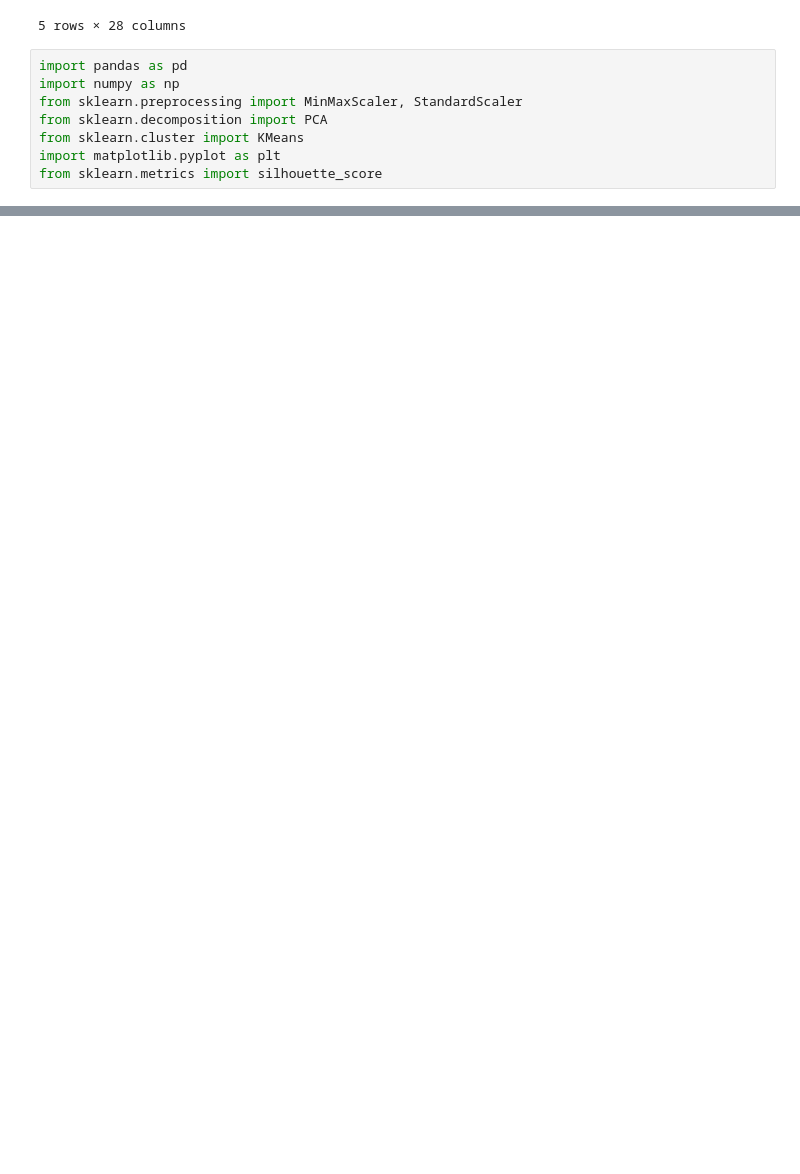
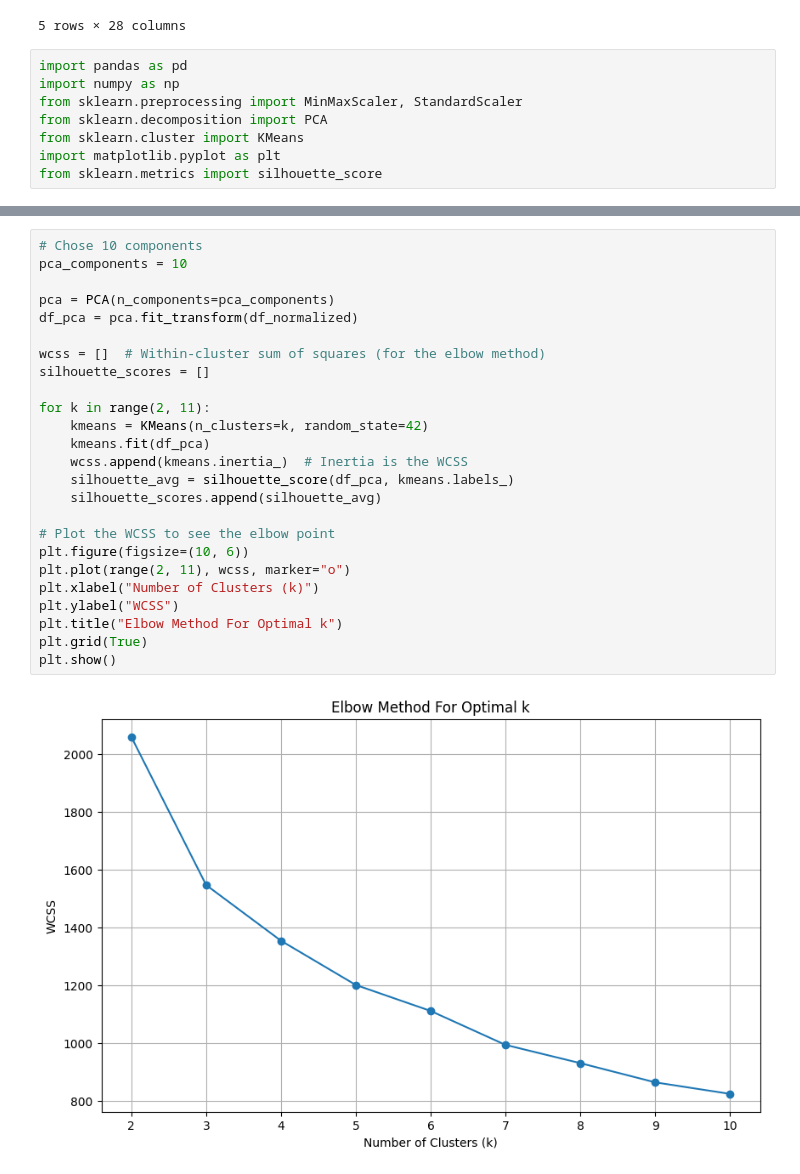
Before and after one commit to MKapustin/datahackdays_2024, a Jupyter notebook: clusters/02_clustering_roman.ipynb, the cells around one changed output, grey strips where cells are left out. Drawn from its saved outputs; the diff is of its cells as text; blank space fills up the shorter version.

```diff
--- a/clusters/02_clustering_roman.ipynb
+++ b/clusters/02_clustering_roman.ipynb
@@ -99,0 +107,27 @@ df_normalized.head()
+# %%
+# Chose 10 components
+pca_components = 10
+
+pca = PCA(n_components=pca_components)
+df_pca = pca.fit_transform(df_normalized)
+
+wcss = []  # Within-cluster sum of squares (for the elbow method)
+silhouette_scores = []
+
+for k in range(2, 11):
+    kmeans = KMeans(n_clusters=k, random_state=42)
+    kmeans.fit(df_pca)
+    wcss.append(kmeans.inertia_)  # Inertia is the WCSS
+    silhouette_avg = silhouette_score(df_pca, kmeans.labels_)
+    silhouette_scores.append(silhouette_avg)
+
+# Plot the WCSS to see the elbow point
+plt.figure(figsize=(10, 6))
+plt.plot(range(2, 11), wcss, marker="o")
+plt.xlabel("Number of Clusters (k)")
+plt.ylabel("WCSS")
+plt.title("Elbow Method For Optimal k")
+plt.grid(True)
+plt.show()
+# %% [output]
+[figure, added]
```
Also changed, not shown: parts of 17 cells of this notebook.
